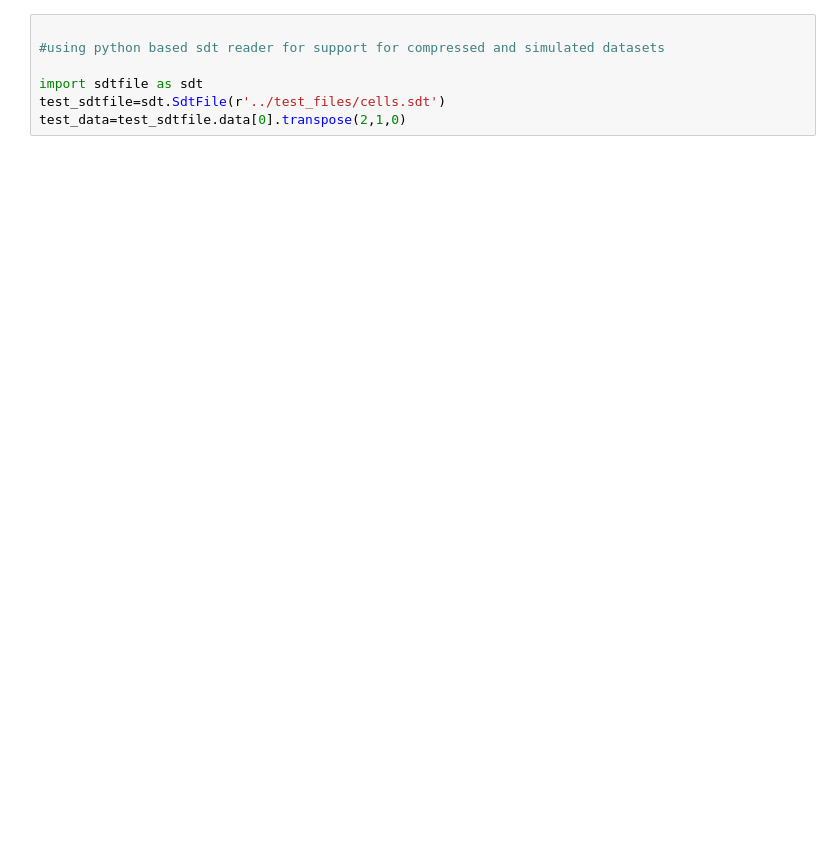
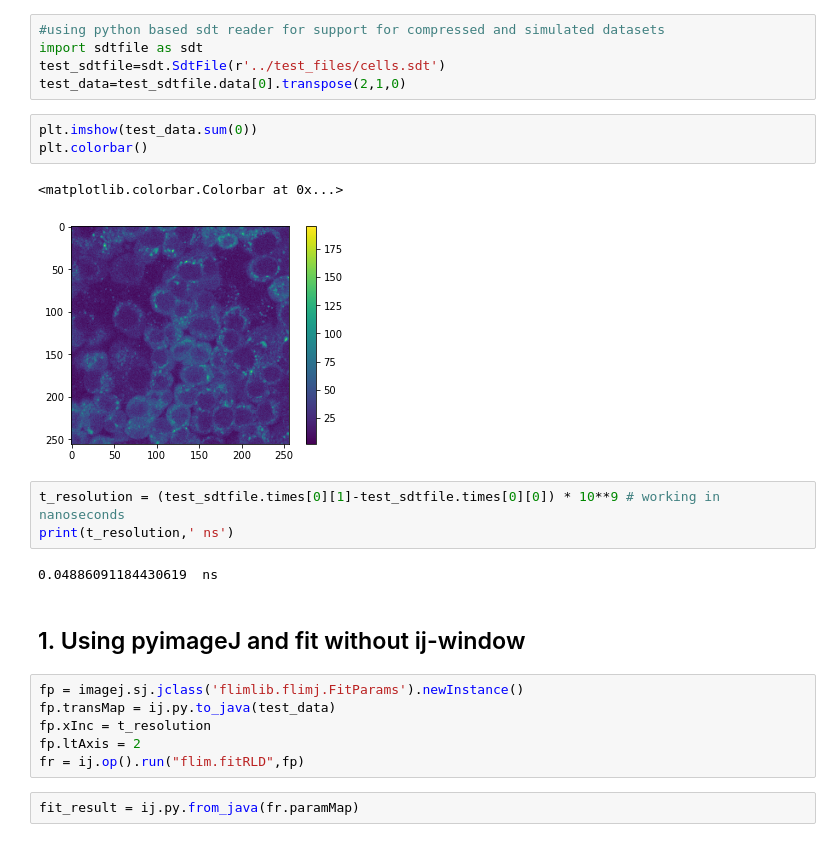
Before and after one commit to flimlib/flimj-ops, a Jupyter notebook: notebooks/FlimLib_from_python.ipynb, the cells around one changed output. Saved outputs shown, nothing was run; the diff lists cells and outputs as text; blank space fills up the shorter version.

Commit message:
changing notebook to use the updated Pyimagej lib (v 1.0.0)

```diff
--- a/notebooks/FlimLib_from_python.ipynb
+++ b/notebooks/FlimLib_from_python.ipynb
@@ -13,7 +15,26 @@ Added 413 JARs to the Java classpath.
 # %%
-
 #using python based sdt reader for support for compressed and simulated datasets
-
 import sdtfile as sdt
 test_sdtfile=sdt.SdtFile(r'../test_files/cells.sdt')
 test_data=test_sdtfile.data[0].transpose(2,1,0)
+# %%
+plt.imshow(test_data.sum(0))
+plt.colorbar()
+# %% [output]
+<matplotlib.colorbar.Colorbar at 0x...>
+[figure, added]
+# %%
+t_resolution = (test_sdtfile.times[0][1]-test_sdtfile.times[0][0]) * 10**9 # working in nanoseconds
+print(t_resolution,' ns')
+# %% [output]
+0.04886091184430619  ns
+# %% [markdown]
+## 1. Using pyimageJ and fit without ij-window
+# %%
+fp = imagej.sj.jclass('flimlib.flimj.FitParams').newInstance()
+fp.transMap = ij.py.to_java(test_data)
+fp.xInc = t_resolution
+fp.ltAxis = 2
+fr = ij.op().run("flim.fitRLD",fp)
+# %%
+fit_result = ij.py.from_java(fr.paramMap)
```
Also changed, not shown: parts of 17 cells of this notebook.
